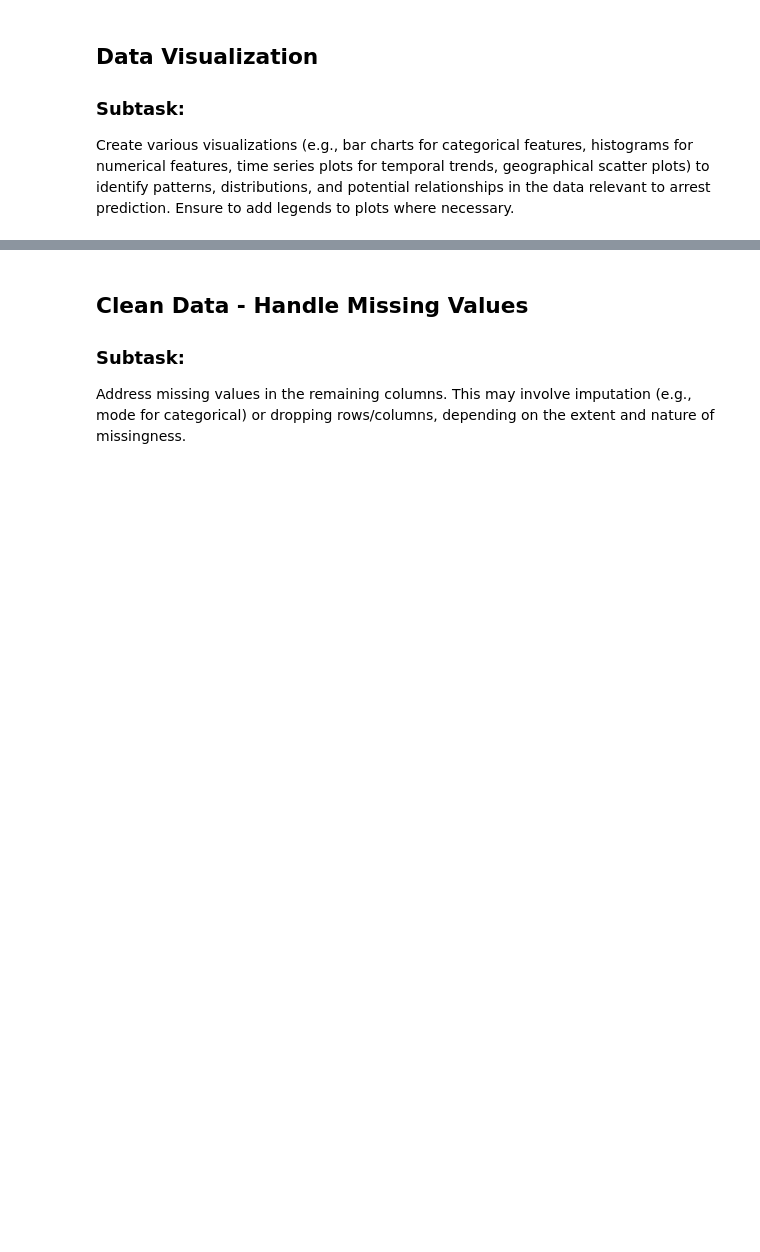
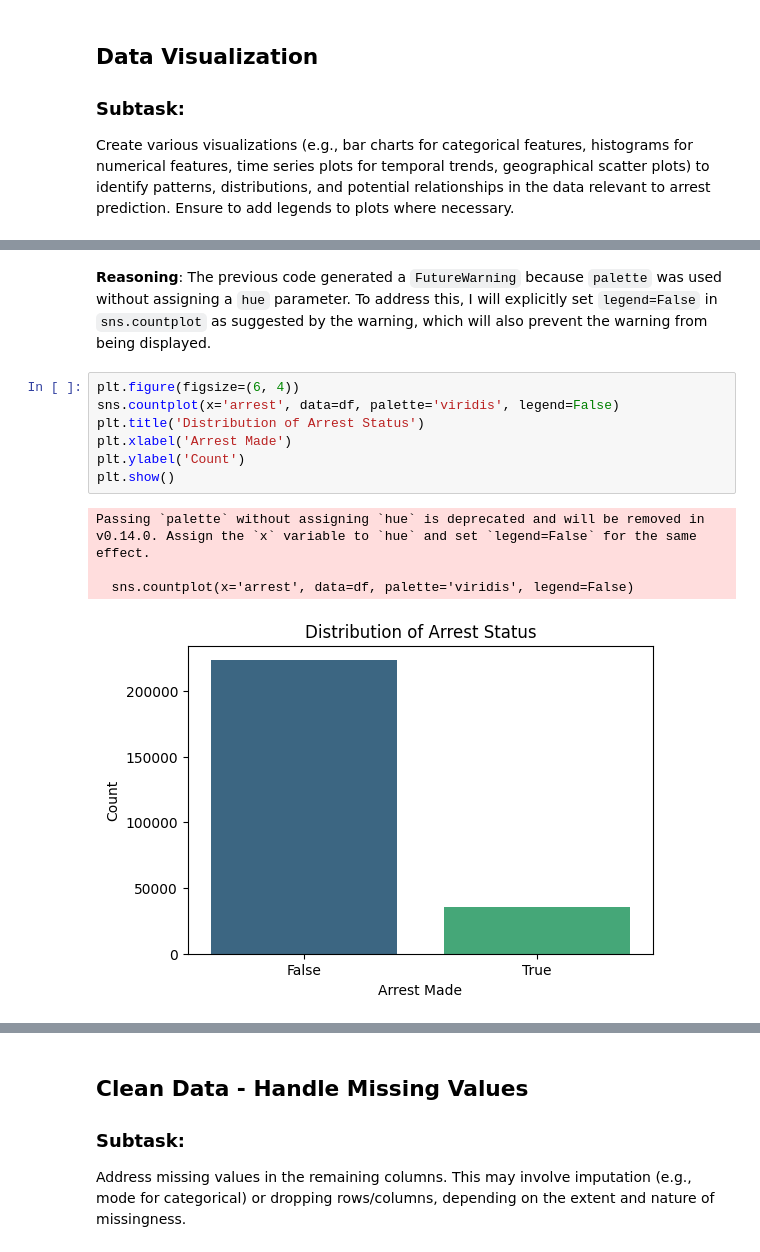
Before and after one commit to apoyando/CHIarrests, a Jupyter notebook: CHIarrests.ipynb, the cells around one changed output, grey strips where cells are left out. Drawn from its saved outputs; the diff is of its cells as text; blank space fills up the shorter version.

```diff
--- a/CHIarrests.ipynb
+++ b/CHIarrests.ipynb
@@ -268,0 +210,15 @@ To create a time series plot, I need to convert the 'date' column to datetime ob
+# %% [markdown]
+**Reasoning**:
+The previous code generated a `FutureWarning` because `palette` was used without assigning a `hue` parameter. To address this, I will explicitly set `legend=False` in `sns.countplot` as suggested by the warning, which will also prevent the warning from being displayed.
+# %%
+plt.figure(figsize=(6, 4))
+sns.countplot(x='arrest', data=df, palette='viridis', legend=False)
+plt.title('Distribution of Arrest Status')
+plt.xlabel('Arrest Made')
+plt.ylabel('Count')
+plt.show()
+# %% [output]
+Passing `palette` without assigning `hue` is deprecated and will be removed in v0.14.0. Assign the `x` variable to `hue` and set `legend=False` for the same effect.
+
+  sns.countplot(x='arrest', data=df, palette='viridis', legend=False)
+[figure, added]
```
Also changed, not shown: parts of 129 cells of this notebook.
